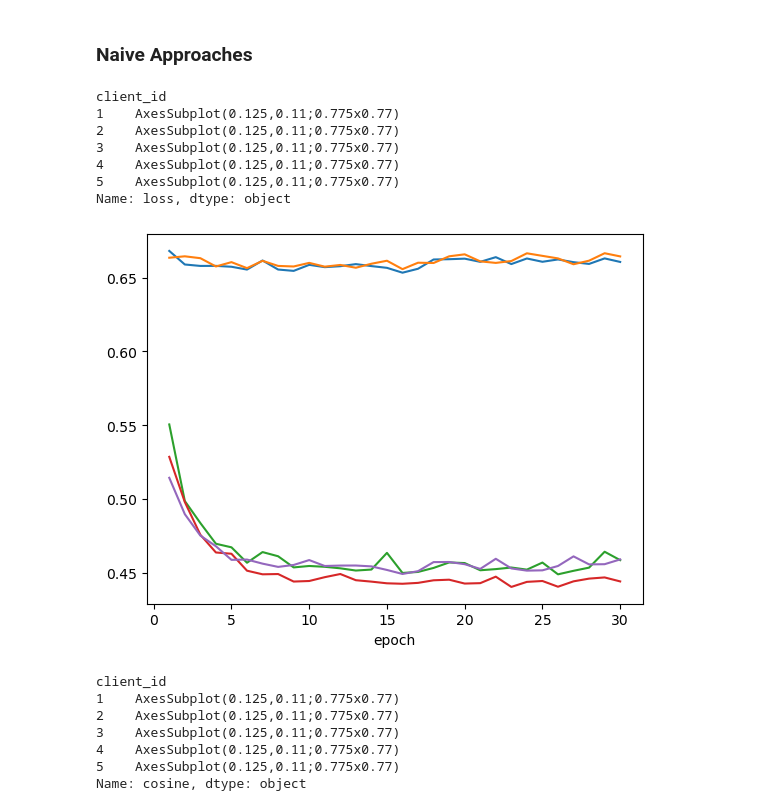
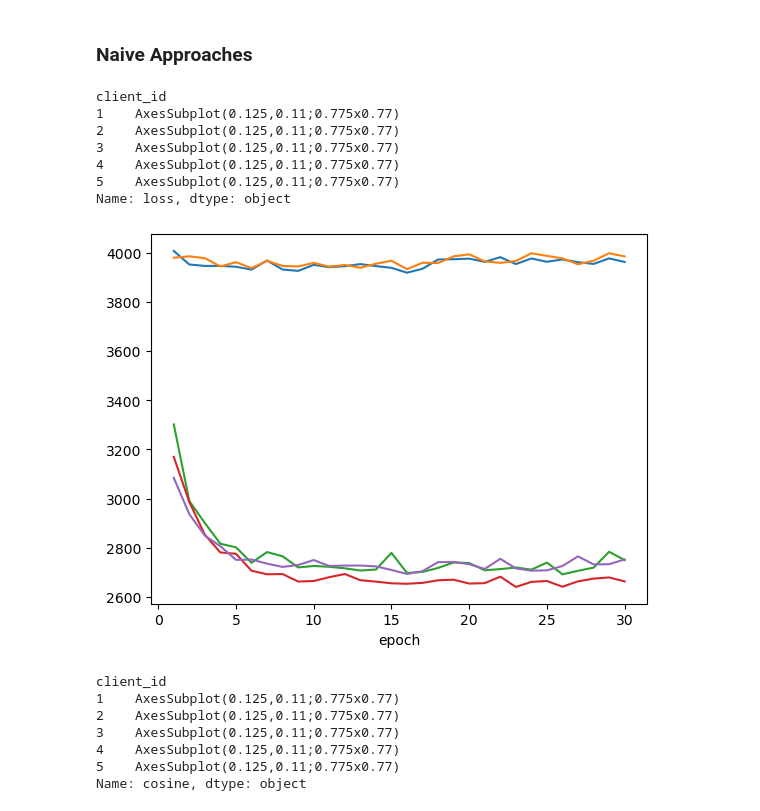
Before and after one commit to a-ayad/Split_ECG_Classification, a Jupyter notebook: analysis.ipynb, the cells around one changed output. Drawn from its saved outputs; the diff is of its cells as text; code cells hidden in the pictures.

Commit message:
Fixed client_id issue, improved detection

```diff
--- a/analysis.ipynb
+++ b/analysis.ipynb
@@ -237,16 +237,24 @@ similarities = ["cosine", "correlation", "seuclidean"]
 epochs = 30
 base_path = "/home/mohkoh/projects/Split_ECG_Classification/latent_space/multi_client_two_malicious_0.5_0.5"
 metadata = pickle.load(open(os.path.join(base_path, "metadata.pickle"), "rb"))
+# %%
+df_base = pd.DataFrame()
+for idx in tqdm(range(1, 5 + 1), desc=f"Load Data Frames"):
+    for epoch in range(1, epochs + 1):
+        client_path = os.path.join(base_path, "client_" + str(idx))
+        df = pd.read_pickle(os.path.join(client_path, "epoch_{}.pickle".format(epoch)))
+        df["client_id"] = idx
+        df_base = pd.concat([df_base, df], axis=0, ignore_index=True)
 # %%
-lc = loss_contributions(base_path, metadata=metadata)
-lc.set_index("epoch").groupby("client_id")["loss"].plot()
+lc = loss_contributions(df_base, num_clients=metadata["num_clients"] + 1, epochs=30, moment="sum")
+lc.reset_index().set_index("epoch").groupby("client_id")["loss"].plot()
 # %% [output]
 client_id
 1    AxesSubplot(0.125,0.11;0.775x0.77)
 2    AxesSubplot(0.125,0.11;0.775x0.77)
 3    AxesSubplot(0.125,0.11;0.775x0.77)
 4    AxesSubplot(0.125,0.11;0.775x0.77)
 5    AxesSubplot(0.125,0.11;0.775x0.77)
 Name: loss, dtype: object
-[figure, old version]
+[figure, new version]
 # %%
```
Also changed, not shown: parts of 19 cells of this notebook, 11 other files.
